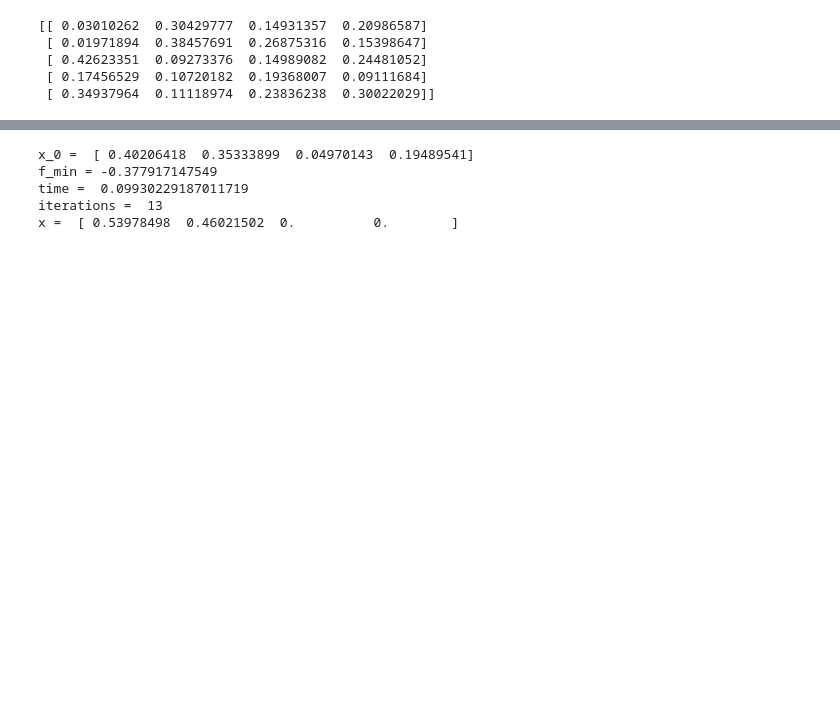
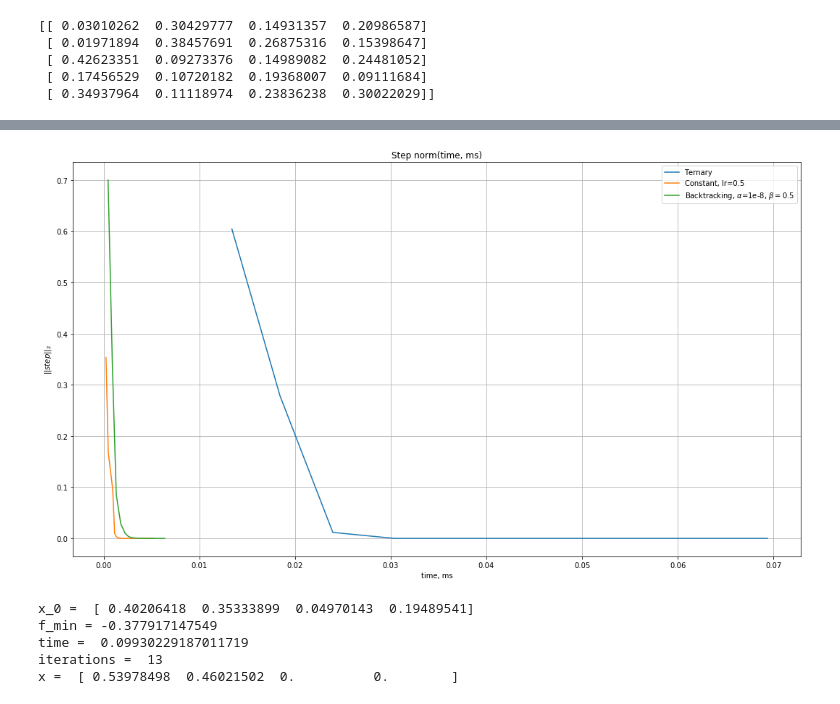
Before and after one commit to ikibardin/communication-channel-capacity, a Jupyter notebook: gradient_descent.ipynb, the cells around one changed output, grey strips where cells are left out. Cells and saved outputs as stored; diff of their text form; code cells hidden in the pictures; blank space fills up the shorter version.

```diff
--- a/gradient_descent.ipynb
+++ b/gradient_descent.ipynb
@@ -215,3 +215,7 @@ plt.legend()
+# %%
+draw_plots(states, method_names, x_axis='time')
+# %% [output]
+[figure, added]
 # %%
 stopping_criteria = StoppingCriteria(min_grad_norm=1e-12)
 t_search = StepSearchFastestTernary(precision=1e-7)
```
Also changed, not shown: parts of 6 cells of this notebook.
